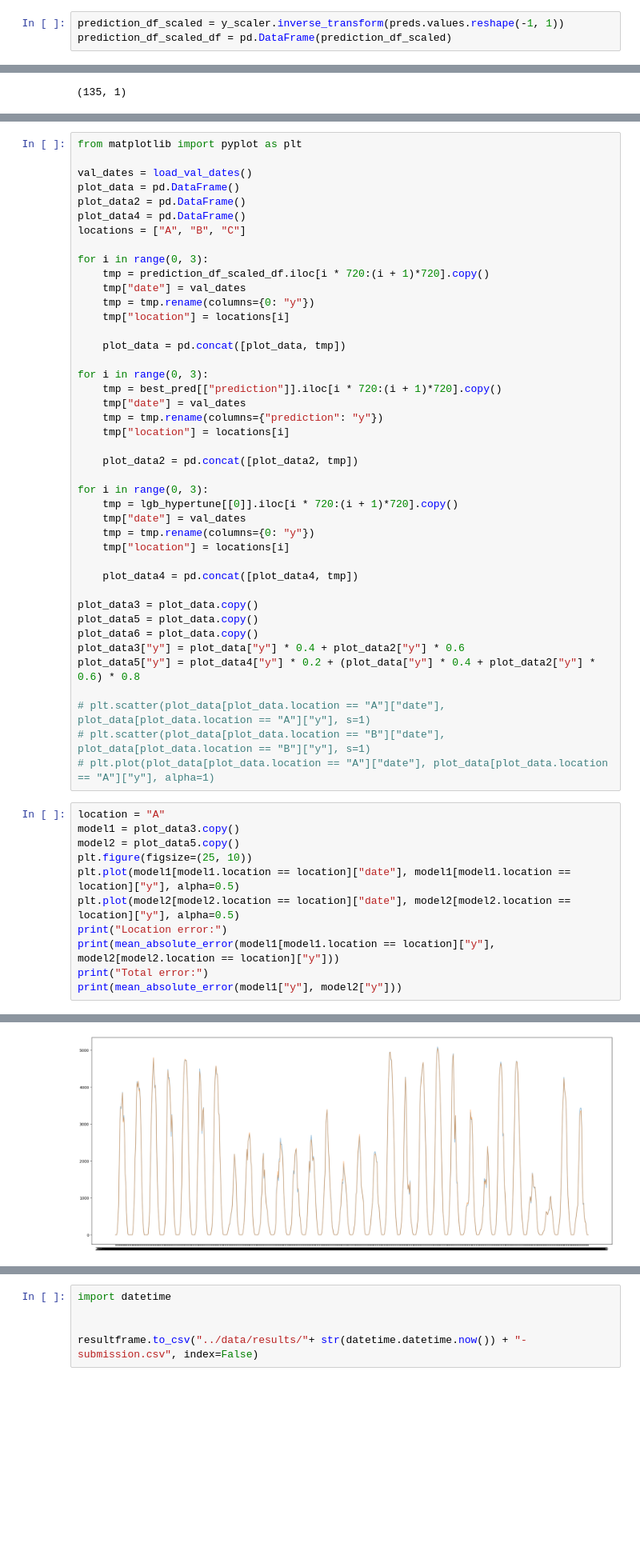
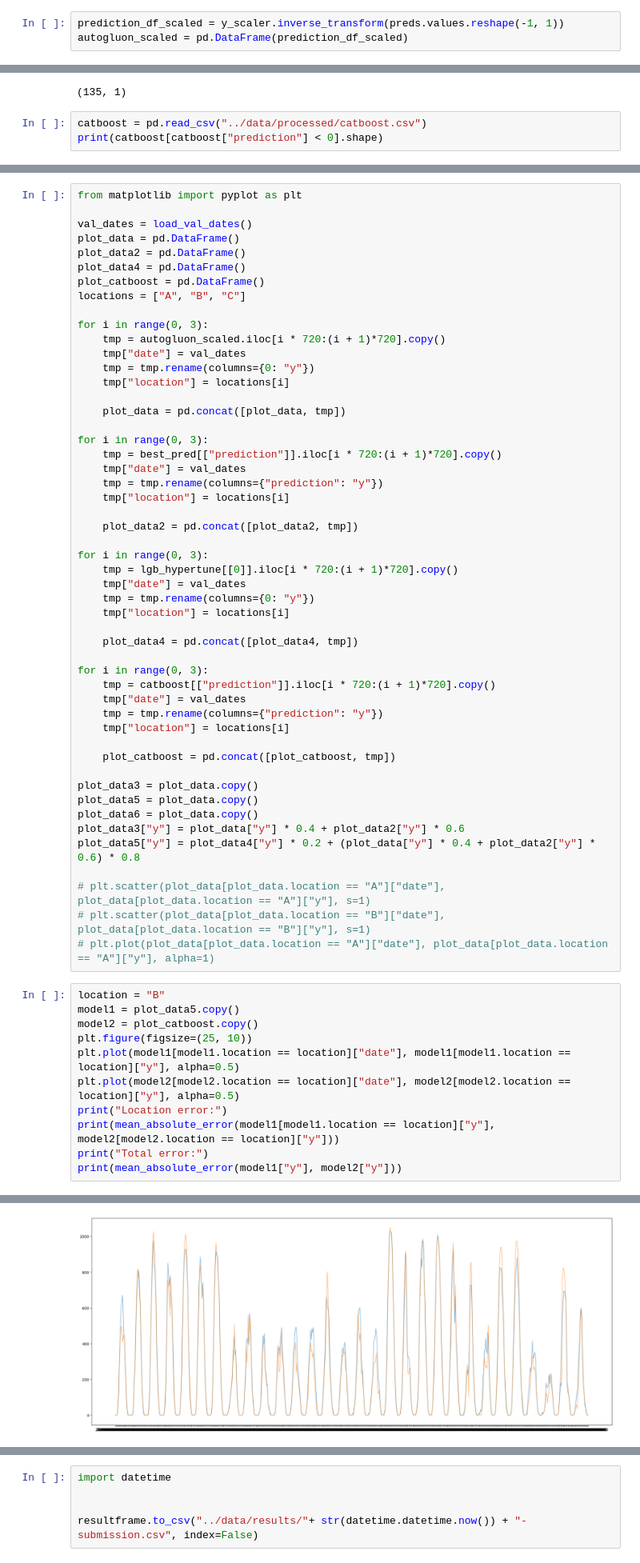
Before and after one commit to mathiasraa/tdt4173-forecasting, a Jupyter notebook: notebooks/autogluon.ipynb, the cells around one changed output, grey strips where cells are left out. Shown at 80% size. Drawn from its saved outputs; the diff is of its cells as text; blank space fills up the shorter version.

Commit message:
autogluon 2

```diff
--- a/notebooks/autogluon.ipynb
+++ b/notebooks/autogluon.ipynb
@@ -545,7 +545,7 @@ Name: pv_measurement, Length: 2160, dtype: float32
 # predictions = pd.read_csv("../data/results/predictions_2.csv").drop(columns="Unnamed: 0")
 # %%
 prediction_df_scaled = y_scaler.inverse_transform(preds.values.reshape(-1, 1))
-prediction_df_scaled_df = pd.DataFrame(prediction_df_scaled)
+autogluon_scaled = pd.DataFrame(prediction_df_scaled)
 # %%
 best_pred = pd.read_csv("./sumbission_all_the_boys_1.csv")
 best_pred
@@ -569,3 +569,6 @@ print(lgb_hypertune[lgb_hypertune[0] < 0].shape)
 # lgb_hypertune[lgb_hypertune[0] < 0] = 0
 # %% [output]
 (135, 1)
+# %%
+catboost = pd.read_csv("../data/processed/catboost.csv")
+print(catboost[catboost["prediction"] < 0].shape)
@@ -576,10 +581,11 @@ val_dates = load_val_dates()
 plot_data = pd.DataFrame()
 plot_data2 = pd.DataFrame()
 plot_data4 = pd.DataFrame()
+plot_catboost = pd.DataFrame()
 locations = ["A", "B", "C"]
 
 for i in range(0, 3):
-    tmp = prediction_df_scaled_df.iloc[i * 720:(i + 1)*720].copy()
+    tmp = autogluon_scaled.iloc[i * 720:(i + 1)*720].copy()
     tmp["date"] = val_dates
     tmp = tmp.rename(columns={0: "y"})
     tmp["location"] = locations[i]
@@ -602,6 +608,14 @@ for i in range(0, 3):
 
     plot_data4 = pd.concat([plot_data4, tmp])
 
+for i in range(0, 3):
+    tmp = catboost[["prediction"]].iloc[i * 720:(i + 1)*720].copy()
+    tmp["date"] = val_dates
+    tmp = tmp.rename(columns={"prediction": "y"})
+    tmp["location"] = locations[i]
+
+    plot_catboost = pd.concat([plot_catboost, tmp])
+
 plot_data3 = plot_data.copy()
 plot_data5 = plot_data.copy()
 plot_data6 = plot_data.copy()
@@ -612,9 +626,9 @@ plot_data5["y"] = plot_data4["y"] * 0.2 + (plot_data["y"] * 0.4 + plot_data2["y"
 # plt.scatter(plot_data[plot_data.location == "B"]["date"], plot_data[plot_data.location == "B"]["y"], s=1)
 # plt.plot(plot_data[plot_data.location == "A"]["date"], plot_data[plot_data.location == "A"]["y"], alpha=1)
 # %%
-location = "A"
-model1 = plot_data3.copy()
-model2 = plot_data5.copy()
+location = "B"
+model1 = plot_data5.copy()
+model2 = plot_catboost.copy()
 plt.figure(figsize=(25, 10))
 plt.plot(model1[model1.location == location]["date"], model1[model1.location == location]["y"], alpha=0.5)
 plt.plot(model2[model2.location == location]["date"], model2[model2.location == location]["y"], alpha=0.5)
@@ -630,2 +644,2 @@ Total error:
-[figure, old version]
+[figure, new version]
 # %%
```
Also changed, not shown: parts of 5 cells of this notebook.
